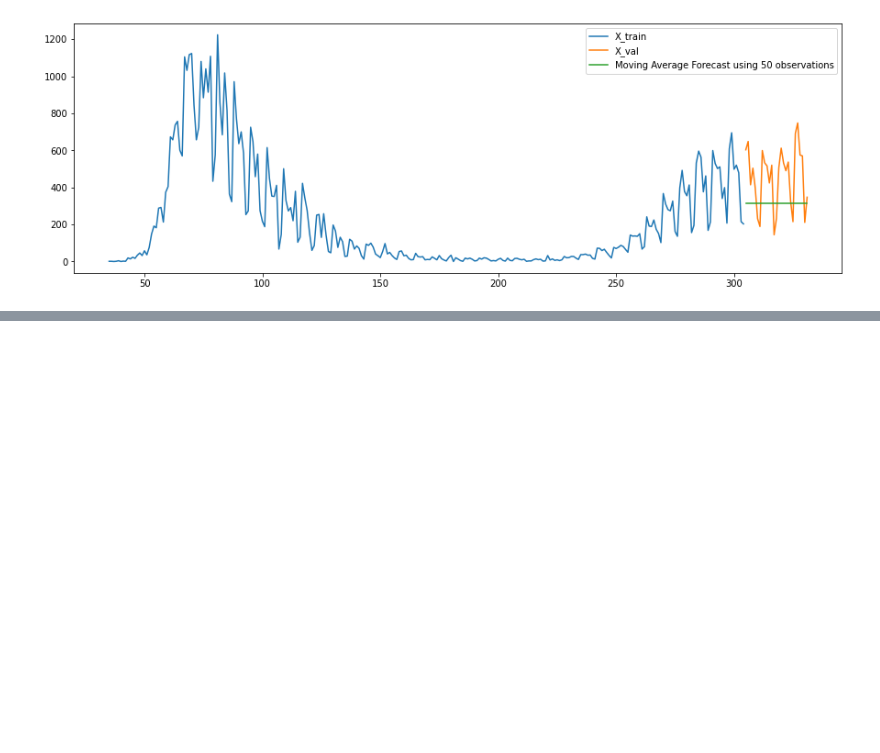
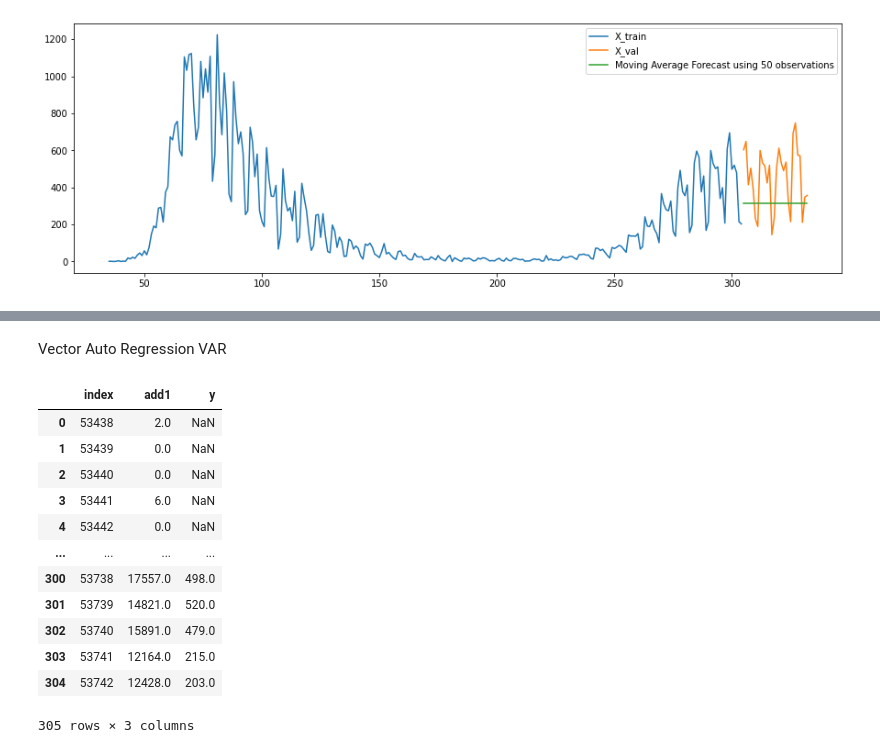
Before and after one commit to TracyRenee61/COV19, a Jupyter notebook: COV19_UK_multivariate_new_deaths.ipynb, the cells around one changed output, grey strips where cells are left out. Drawn from its saved outputs; the diff is of its cells as text; code cells hidden in the pictures; blank space fills up the shorter version.

```diff
--- a/COV19_UK_multivariate_new_deaths.ipynb
+++ b/COV19_UK_multivariate_new_deaths.ipynb
@@ -484,0 +485,19 @@ print(y_hat_avg.iloc[:,-1:])
+# %% [markdown]
+Vector Auto Regression VAR
+# %%
+X_train = X_train.drop(['ds'],axis=1)
+X_train
+# %% [output]
+|  | index | add1 | y |
+| 0 | 53438 | 2.0 | NaN |
+| 1 | 53439 | 0.0 | NaN |
+| 2 | 53440 | 0.0 | NaN |
+| 3 | 53441 | 6.0 | NaN |
+| 4 | 53442 | 0.0 | NaN |
+| ... | ... | ... | ... |
+| 300 | 53738 | 17557.0 | 498.0 |
+| 301 | 53739 | 14821.0 | 520.0 |
+| 302 | 53740 | 15891.0 | 479.0 |
+| 303 | 53741 | 12164.0 | 215.0 |
+| 304 | 53742 | 12428.0 | 203.0 |
+305 rows × 3 columns
```
Also changed, not shown: parts of 34 cells of this notebook.
